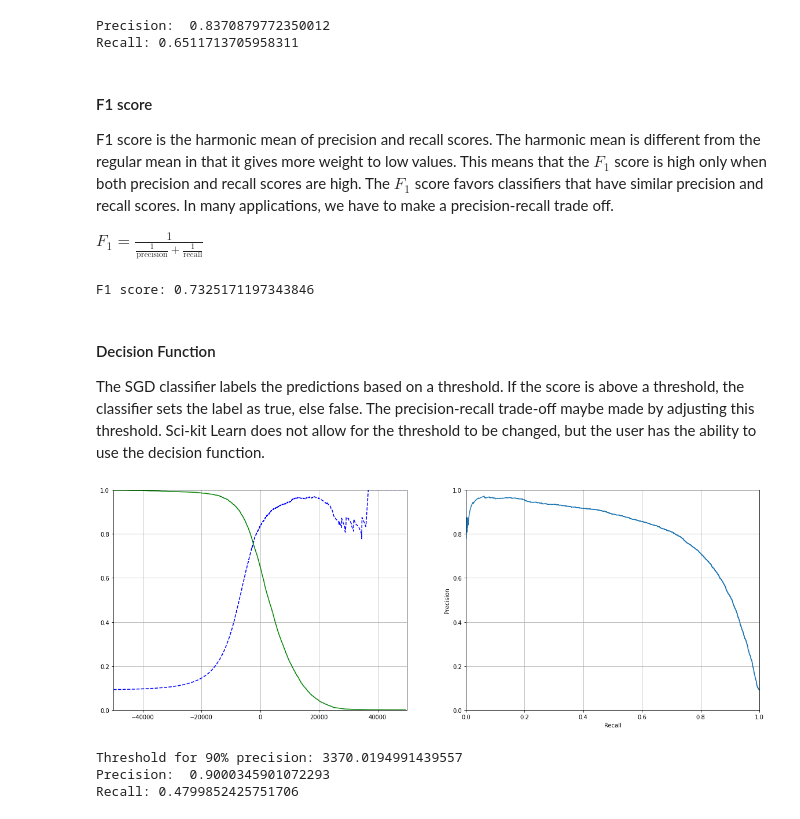
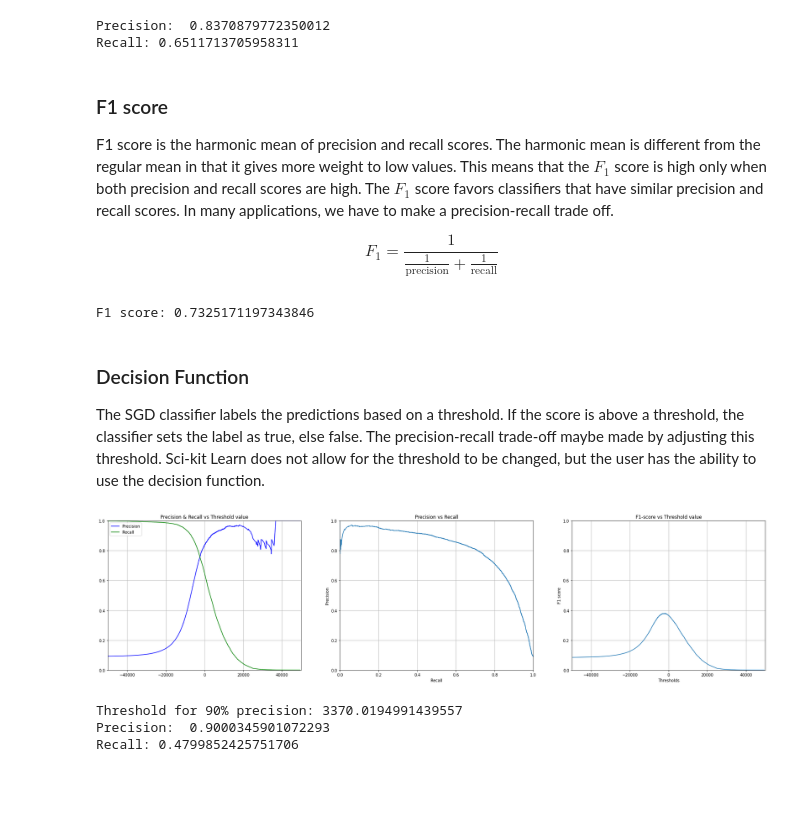
Before and after one commit to chandrusuresh/Hands-On-ML, a Jupyter notebook: Ch3_Classification/MNIST.ipynb, the cells around one changed output. Drawn from its saved outputs; the diff is of its cells as text; code cells hidden in the pictures; blank space fills up the shorter version.

```diff
--- a/Ch3_Classification/MNIST.ipynb
+++ b/Ch3_Classification/MNIST.ipynb
@@ -97,10 +109,10 @@ print("Recall:", recall)
 Precision:  0.8370879772350012
 Recall: 0.6511713705958311
 # %% [markdown]
-#### F1 score
+### F1 score
 F1 score is the harmonic mean of precision and recall scores. The harmonic mean is different from the regular mean in that it gives more weight to low values. This means that the $F_1$ score is high only when both precision and recall scores are high. The $F_1$ score favors classifiers that have similar precision and recall scores. In many applications, we have to make a precision-recall trade off.
 
-$ F_1 = \frac{1}{\frac{1}{\text{precision}}+\frac{1}{\text{recall}}}$
+$$ F_1 = \frac{1}{\frac{1}{\text{precision}}+\frac{1}{\text{recall}}}$$
 # %%
 from sklearn.metrics import f1_score
 f1 = f1_score(y_train_5,y_train_predict)
@@ -108,29 +120,41 @@ print('F1 score:',f1)
 # %% [output]
 F1 score: 0.7325171197343846
 # %% [markdown]
-#### Decision Function
+### Decision Function
 The SGD classifier labels the predictions based on a threshold. If the score is above a threshold, the classifier sets the label as true, else false.
 The precision-recall trade-off maybe made by adjusting this threshold. Sci-kit Learn does not allow for the threshold to be changed, but the user has the ability to use the decision function.
+# %%
+from sklearn.metrics import precision_recall_curve
+y_scores = cross_val_predict(sgd_clf,X_train,y_train_5,cv=3,method="decision_function")
+precisions,recalls,thresholds = precision_recall_curve(y_train_5,y_scores)
+f1_score = []
+for i in range(len(thresholds)):
+  f1_score += [1/(1/precisions[i] + 1/recalls[i])]
 # %%
-from sklearn.metrics import precision_recall_curve
-y_scores = cross_val_predict(sgd_clf,X_train,y_train_5,cv=3,method="decision_function")
-precisions,recalls,thresholds = precision_recall_curve(y_train_5,y_scores)
-
-fig,ax = plt.subplots(1,2,figsize=(20,7))
-ax[0].plot(thresholds,precisions[:-1],'b--',label="Precision")
+fig,ax = plt.subplots(1,3,figsize=(30,7))
+ax[0].plot(thresholds,precisions[:-1],'b',label="Precision")
 ax[0].plot(thresholds,recalls[:-1],'g',label="Recall")
 ax[0].set_xlim([-50000,50000])
 ax[0].set_ylim([0,1])
 ax[0].grid(True)
-
+ax[0].legend(['Precision','Recall'])
+ax[0].set_title('Precision & Recall vs Threshold value');
 ax[1].plot(recalls,precisions)
 ax[1].set_xlabel('Recall')
 ax[1].set_ylabel('Precision')
 ax[1].set_xlim([0,1])
 ax[1].set_ylim([0,1])
 ax[1].grid(True)
+ax[1].set_title('Precision vs Recall');
+ax[2].plot(thresholds,f1_score)
+ax[2].set_xlabel('Thresholds')
+ax[2].set_ylabel('F1 score')
+ax[2].set_xlim([-50000,50000])
+ax[2].set_ylim([0,1])
+ax[2].grid(True)
+ax[2].set_title('F1-score vs Threshold value');
 # %% [output]
-[figure, old version]
+[figure, new version]
 # %%
 threshold_90_precision = thresholds[np.argmax(precisions >= 0.9)]
 print("Threshold for 90% precision:",threshold_90_precision)
```
Also changed, not shown: parts of 16 cells of this notebook.
